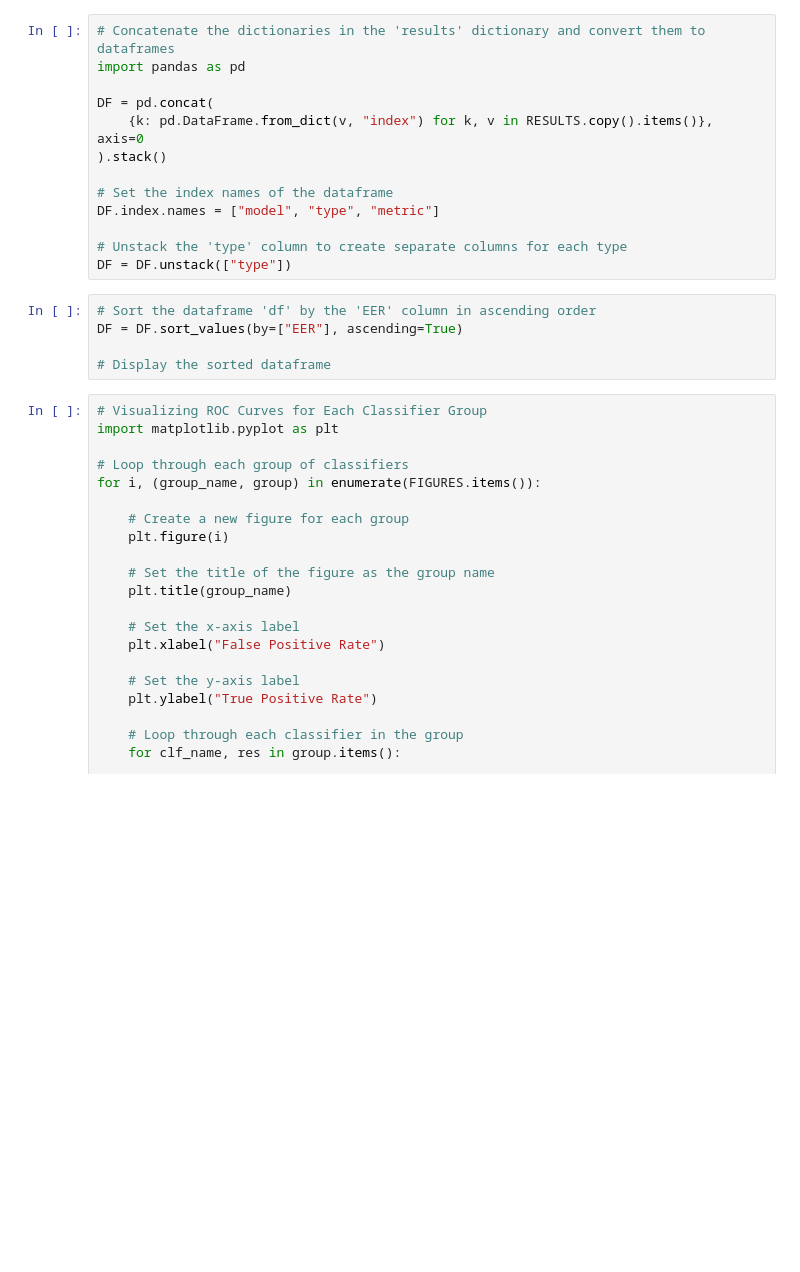
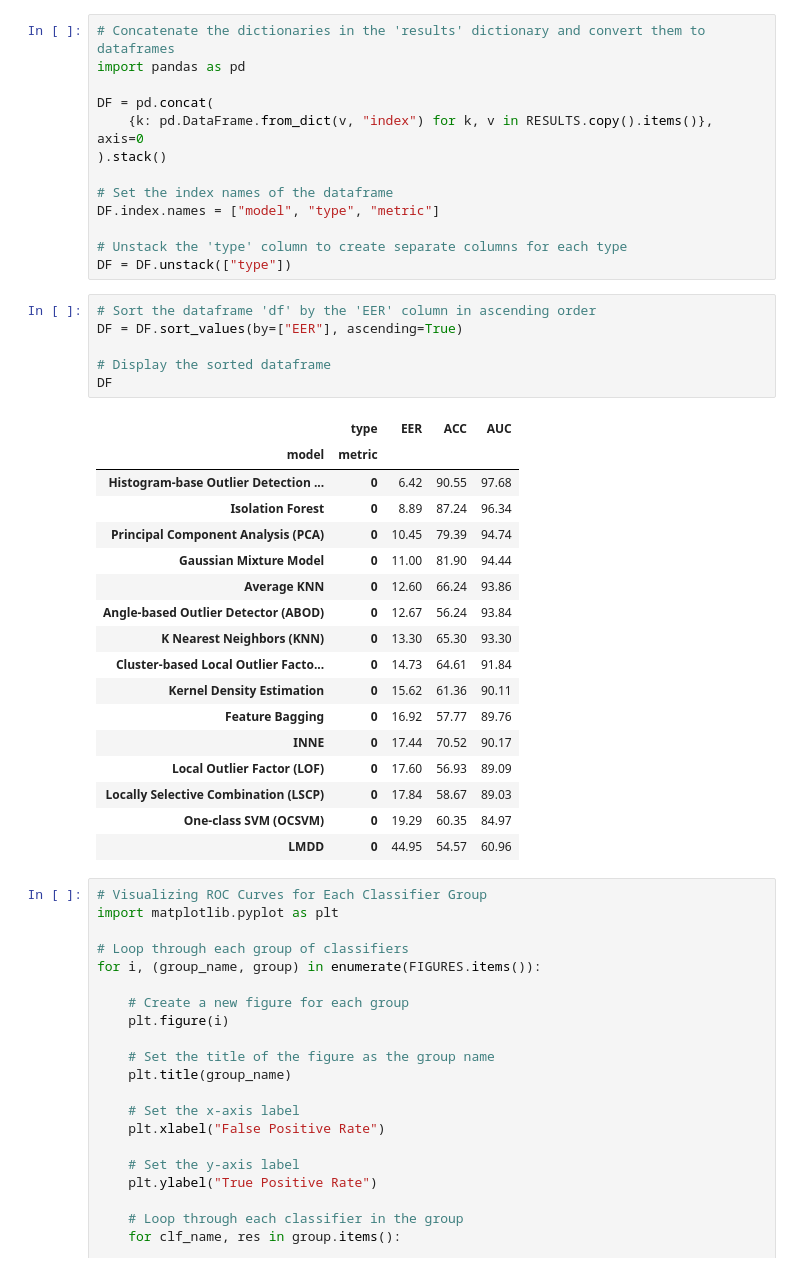
Before and after one commit to Mahmoud-GIsmail/Outlier-Detection-for-Keystroke-Dynamics, a Jupyter notebook: Unsupervised OD for KS Authentication.ipynb, the cells around one changed output. Saved outputs shown, nothing was run; the diff lists cells and outputs as text; blank space fills up the shorter version.

```diff
--- a/Unsupervised OD for KS Authentication.ipynb
+++ b/Unsupervised OD for KS Authentication.ipynb
@@ -414,8 +399,27 @@ DF = DF.unstack(["type"])
 # %%
 # Sort the dataframe 'df' by the 'EER' column in ascending order
 DF = DF.sort_values(by=["EER"], ascending=True)
 
 # Display the sorted dataframe
+DF
+# %% [output]
+|  | type | EER | ACC | AUC |
+| model | metric |  |  |  |
+| Histogram-base Outlier Detection ... | 0 | 6.42 | 90.55 | 97.68 |
+| Isolation Forest | 0 | 8.89 | 87.24 | 96.34 |
+| Principal Component Analysis (PCA) | 0 | 10.45 | 79.39 | 94.74 |
+| Gaussian Mixture Model | 0 | 11.00 | 81.90 | 94.44 |
+| Average KNN | 0 | 12.60 | 66.24 | 93.86 |
+| Angle-based Outlier Detector (ABOD) | 0 | 12.67 | 56.24 | 93.84 |
+| K Nearest Neighbors (KNN) | 0 | 13.30 | 65.30 | 93.30 |
+| Cluster-based Local Outlier Facto... | 0 | 14.73 | 64.61 | 91.84 |
+| Kernel Density Estimation | 0 | 15.62 | 61.36 | 90.11 |
+| Feature Bagging | 0 | 16.92 | 57.77 | 89.76 |
+| INNE | 0 | 17.44 | 70.52 | 90.17 |
+| Local Outlier Factor (LOF) | 0 | 17.60 | 56.93 | 89.09 |
+| Locally Selective Combination (LSCP) | 0 | 17.84 | 58.67 | 89.03 |
+| One-class SVM (OCSVM) | 0 | 19.29 | 60.35 | 84.97 |
+| LMDD | 0 | 44.95 | 54.57 | 60.96 |
 # %%
 # Visualizing ROC Curves for Each Classifier Group
 import matplotlib.pyplot as plt
```
Also changed, not shown: parts of 3 cells of this notebook, 8 other files.
